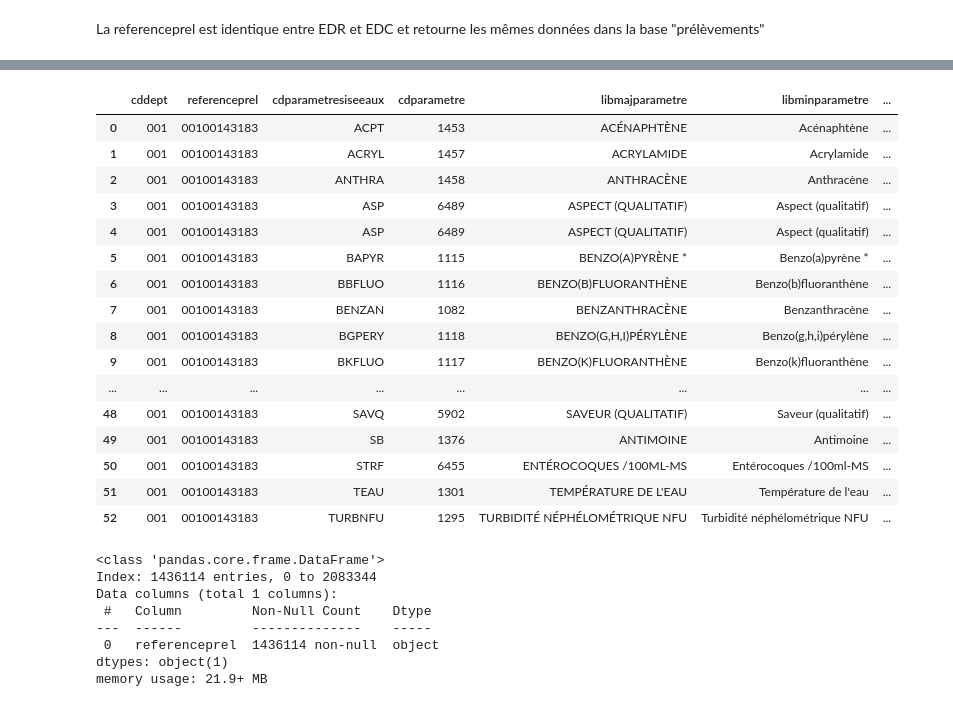
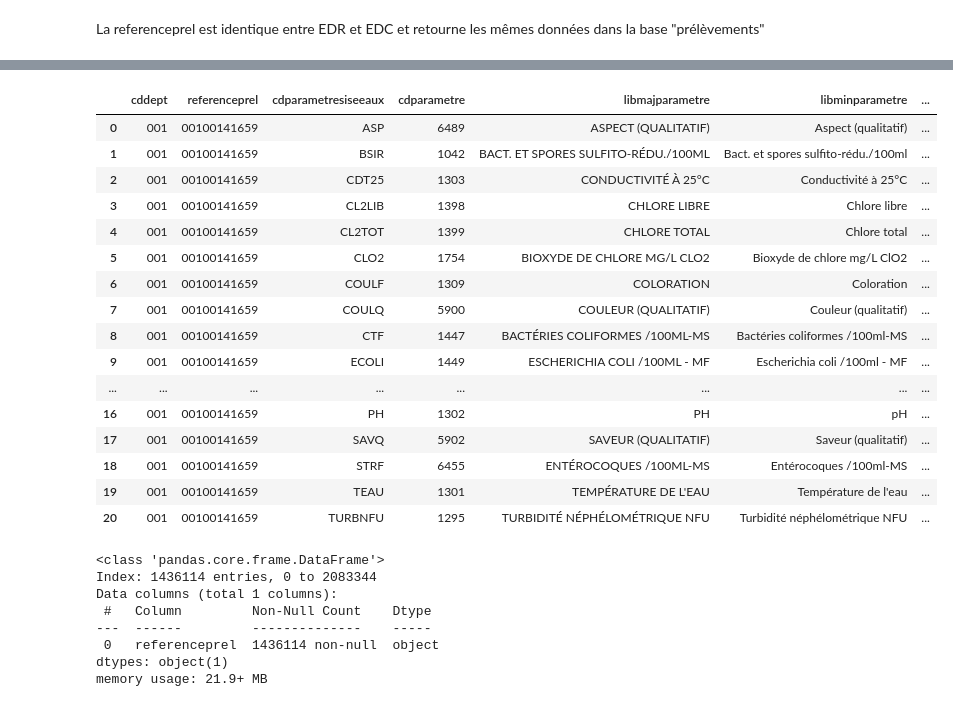
Before and after one commit to sbsrouteur/13_pollution_eau, a Jupyter notebook: analytics/notebooks/bdd_edr_udi.ipynb, the cells around one changed output, grey strips where cells are left out. Saved outputs shown, nothing was run; the diff lists cells and outputs as text; code cells hidden in the pictures.

```diff
--- a/analytics/notebooks/bdd_edr_udi.ipynb
+++ b/analytics/notebooks/bdd_edr_udi.ipynb
@@ -5,9 +5,8 @@ Base EDR téléchargeable
 https://www.data.gouv.fr/fr/datasets/resultats-du-controle-sanitaire-de-leau-du-robinet/#/resources/8b59c86c-b1fd-44e0-8295-ac00f3320791
 # %%
 import pandas as pd
+
 pd.set_option("display.max_columns", None)  # show all cols
 pd.set_option("display.max_colwidth", None)  # show full width of showing cols
-pd.set_option(
-    "display.expand_frame_repr", False
-)
+pd.set_option("display.expand_frame_repr", False)
 # %%
@@ -154,30 +185,30 @@ edr_udi_res.loc[edr_udi_res['referenceprel']=='00100141659',:]
 # %%
 exple_res = """
 SELECT * from edc_resultats
-WHERE referenceprel='00100143183'
+WHERE referenceprel='00100141659'
 """
 
 edc_res_exple = con.sql(exple_res)
 data_edc_res_exple = edc_res_exple.df()
 data_edc_res_exple
 # %% [output]
 |  | cddept | referenceprel | cdparametresiseeaux | cdparametre | libmajparametre | libminparametre | ... |
-| 0 | 001 | 00100143183 | ACPT | 1453 | ACÉNAPHTÈNE | Acénaphtène | ... |
-| 1 | 001 | 00100143183 | ACRYL | 1457 | ACRYLAMIDE | Acrylamide | ... |
-| 2 | 001 | 00100143183 | ANTHRA | 1458 | ANTHRACÈNE | Anthracène | ... |
-| 3 | 001 | 00100143183 | ASP | 6489 | ASPECT (QUALITATIF) | Aspect (qualitatif) | ... |
-| 4 | 001 | 00100143183 | ASP | 6489 | ASPECT (QUALITATIF) | Aspect (qualitatif) | ... |
-| 5 | 001 | 00100143183 | BAPYR | 1115 | BENZO(A)PYRÈNE * | Benzo(a)pyrène * | ... |
-| 6 | 001 | 00100143183 | BBFLUO | 1116 | BENZO(B)FLUORANTHÈNE | Benzo(b)fluoranthène | ... |
-| 7 | 001 | 00100143183 | BENZAN | 1082 | BENZANTHRACÈNE | Benzanthracène | ... |
-| 8 | 001 | 00100143183 | BGPERY | 1118 | BENZO(G,H,I)PÉRYLÈNE | Benzo(g,h,i)pérylène | ... |
-| 9 | 001 | 00100143183 | BKFLUO | 1117 | BENZO(K)FLUORANTHÈNE | Benzo(k)fluoranthène | ... |
+| 0 | 001 | 00100141659 | ASP | 6489 | ASPECT (QUALITATIF) | Aspect (qualitatif) | ... |
+| 1 | 001 | 00100141659 | BSIR | 1042 | BACT. ET SPORES SULFITO-RÉDU./100ML | Bact. et spores sulfito-rédu./100ml | ... |
+| 2 | 001 | 00100141659 | CDT25 | 1303 | CONDUCTIVITÉ À 25°C | Conductivité à 25°C | ... |
+| 3 | 001 | 00100141659 | CL2LIB | 1398 | CHLORE LIBRE | Chlore libre | ... |
+| 4 | 001 | 00100141659 | CL2TOT | 1399 | CHLORE TOTAL | Chlore total | ... |
+| 5 | 001 | 00100141659 | CLO2 | 1754 | BIOXYDE DE CHLORE MG/L CLO2 | Bioxyde de chlore mg/L ClO2 | ... |
+| 6 | 001 | 00100141659 | COULF | 1309 | COLORATION | Coloration | ... |
+| 7 | 001 | 00100141659 | COULQ | 5900 | COULEUR (QUALITATIF) | Couleur (qualitatif) | ... |
+| 8 | 001 | 00100141659 | CTF | 1447 | BACTÉRIES COLIFORMES /100ML-MS | Bactéries coliformes /100ml-MS | ... |
+| 9 | 001 | 00100141659 | ECOLI | 1449 | ESCHERICHIA COLI /100ML - MF | Escherichia coli /100ml - MF | ... |
 | ... | ... | ... | ... | ... | ... | ... | ... |
-| 48 | 001 | 00100143183 | SAVQ | 5902 | SAVEUR (QUALITATIF) | Saveur (qualitatif) | ... |
-| 49 | 001 | 00100143183 | SB | 1376 | ANTIMOINE | Antimoine | ... |
-| 50 | 001 | 00100143183 | STRF | 6455 | ENTÉROCOQUES /100ML-MS | Entérocoques /100ml-MS | ... |
-| 51 | 001 | 00100143183 | TEAU | 1301 | TEMPÉRATURE DE L'EAU | Température de l'eau | ... |
-| 52 | 001 | 00100143183 | TURBNFU | 1295 | TURBIDITÉ NÉPHÉLOMÉTRIQUE NFU | Turbidité néphélométrique NFU | ... |
+| 16 | 001 | 00100141659 | PH | 1302 | PH | pH | ... |
+| 17 | 001 | 00100141659 | SAVQ | 5902 | SAVEUR (QUALITATIF) | Saveur (qualitatif) | ... |
+| 18 | 001 | 00100141659 | STRF | 6455 | ENTÉROCOQUES /100ML-MS | Entérocoques /100ml-MS | ... |
+| 19 | 001 | 00100141659 | TEAU | 1301 | TEMPÉRATURE DE L'EAU | Température de l'eau | ... |
+| 20 | 001 | 00100141659 | TURBNFU | 1295 | TURBIDITÉ NÉPHÉLOMÉTRIQUE NFU | Turbidité néphélométrique NFU | ... |
 # %%
 # recherche liste unique referenceprel
 
```
Also changed, not shown: parts of 27 cells of this notebook, 2 other files.
